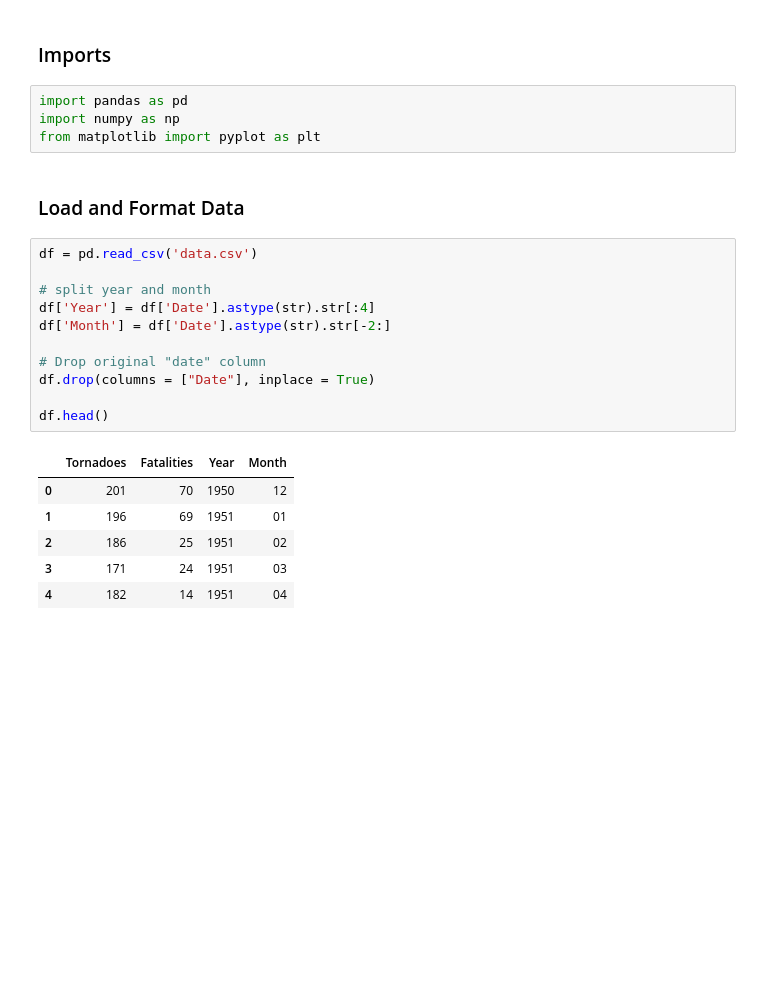
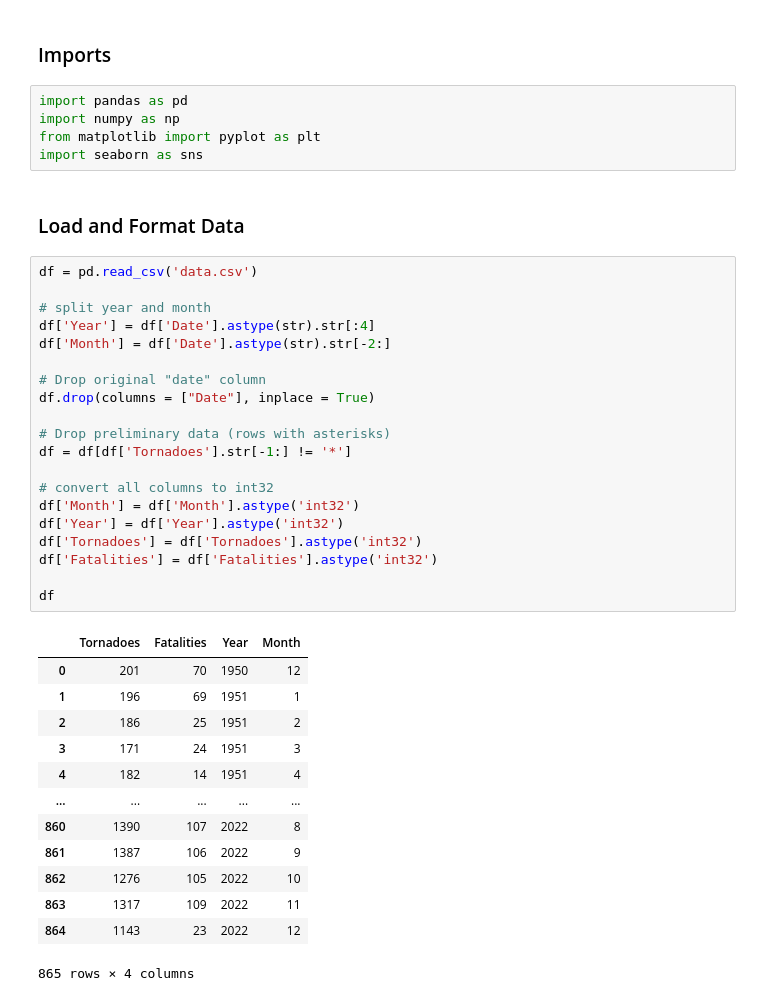
Before and after one commit to PopsicleMud/tornado-history, a Jupyter notebook: tornado-history.ipynb, the cells around one changed output. Drawn from its saved outputs; the diff is of its cells as text; blank space fills up the shorter version.

```diff
--- a/tornado-history.ipynb
+++ b/tornado-history.ipynb
@@ -8,23 +8,40 @@ Tornado statistics for the Contiguous U.S. are provided by the [Storm Prediction
 import pandas as pd
 import numpy as np
 from matplotlib import pyplot as plt
+import seaborn as sns
 # %% [markdown]
 ### Load and Format Data
 # %%
 df = pd.read_csv('data.csv')
 
 # split year and month
 df['Year'] = df['Date'].astype(str).str[:4]
 df['Month'] = df['Date'].astype(str).str[-2:]
 
 # Drop original "date" column
 df.drop(columns = ["Date"], inplace = True)
 
-df.head()
+# Drop preliminary data (rows with asterisks)
+df = df[df['Tornadoes'].str[-1:] != '*']
+
+# convert all columns to int32
+df['Month'] = df['Month'].astype('int32')
+df['Year'] = df['Year'].astype('int32')
+df['Tornadoes'] = df['Tornadoes'].astype('int32')
+df['Fatalities'] = df['Fatalities'].astype('int32')
+
+df
 # %% [output]
 |  | Tornadoes | Fatalities | Year | Month |
 | 0 | 201 | 70 | 1950 | 12 |
-| 1 | 196 | 69 | 1951 | 01 |
-| 2 | 186 | 25 | 1951 | 02 |
-| 3 | 171 | 24 | 1951 | 03 |
-| 4 | 182 | 14 | 1951 | 04 |
+| 1 | 196 | 69 | 1951 | 1 |
+| 2 | 186 | 25 | 1951 | 2 |
+| 3 | 171 | 24 | 1951 | 3 |
+| 4 | 182 | 14 | 1951 | 4 |
+| ... | ... | ... | ... | ... |
+| 860 | 1390 | 107 | 2022 | 8 |
+| 861 | 1387 | 106 | 2022 | 9 |
+| 862 | 1276 | 105 | 2022 | 10 |
+| 863 | 1317 | 109 | 2022 | 11 |
+| 864 | 1143 | 23 | 2022 | 12 |
+865 rows × 4 columns
```
Also changed, not shown: parts of 1 cell of this notebook.
